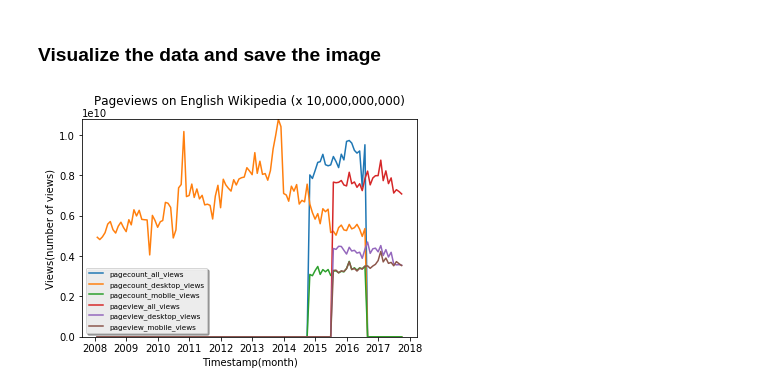
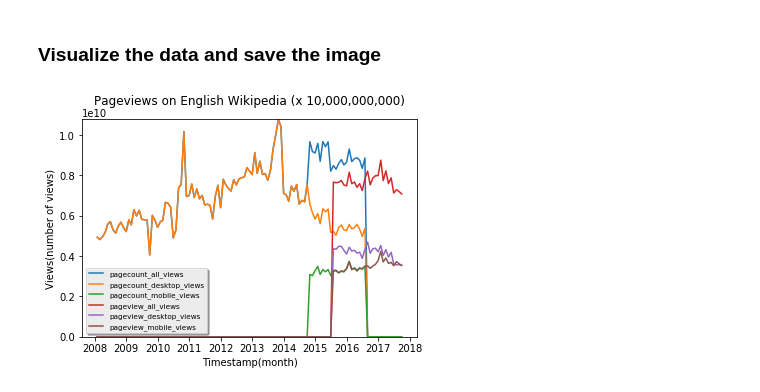
Before and after one commit to yawen32/data-512-a1, a Jupyter notebook: hcds-a1-data-curation.ipynb, the cells around one changed output. Saved outputs shown, nothing was run; the diff lists cells and outputs as text; code cells hidden in the pictures.

```diff
--- a/hcds-a1-data-curation.ipynb
+++ b/hcds-a1-data-curation.ipynb
@@ -262,23 +260,24 @@ min_views = all_counts.values.min()
 ### Visualize the data and save the image
 # %%
 fig, ax = plt.subplots()
+date = pd.date_range('2008-01','2017-10',freq='M')
 # plot six traffic matrics from both API in different color
 ax.plot(date,wiki_traffic['pagecount_all_views'],label='pagecount_all_views')
 ax.plot(date,wiki_traffic['pagecount_desktop_views'],label='pagecount_desktop_views')
 ax.plot(date,wiki_traffic['pagecount_mobile_views'],label='pagecount_mobile_views')
 ax.plot(date,wiki_traffic['pageview_all_views'],label='pageview_all_views')
 ax.plot(date,wiki_traffic['pageview_desktop_views'],label='pageview_desktop_views')
 ax.plot(date,wiki_traffic['pageview_mobile_views'],label='pageview_mobile_views')
 # set y-axis limits
 plt.ylim(min_views,max_views)
 title='Pageviews on English Wikipedia (x 10,000,000,000)'
 # change title position
 plt.title(title, y=1.04)
 plt.xlabel('Timestamp(month)')
 plt.ylabel('Views(number of views)')
 # add a legend
-legend = ax.legend(loc='lower left', shadow=True, prop={'size':7.3})\
+legend = ax.legend(loc='lower left', shadow=True, prop={'size':7.3})
 # save the image
 plt.savefig('pageviews_en_wiki.png')
 # %% [output]
-[figure, old version]
+[figure, new version]
```
Also changed, not shown: parts of 2 cells of this notebook, 6 other files.
